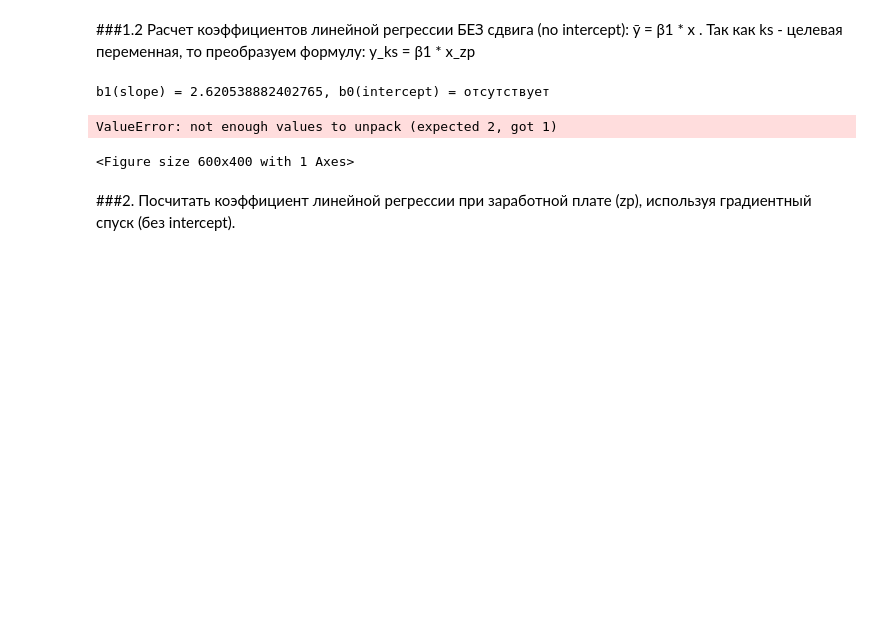
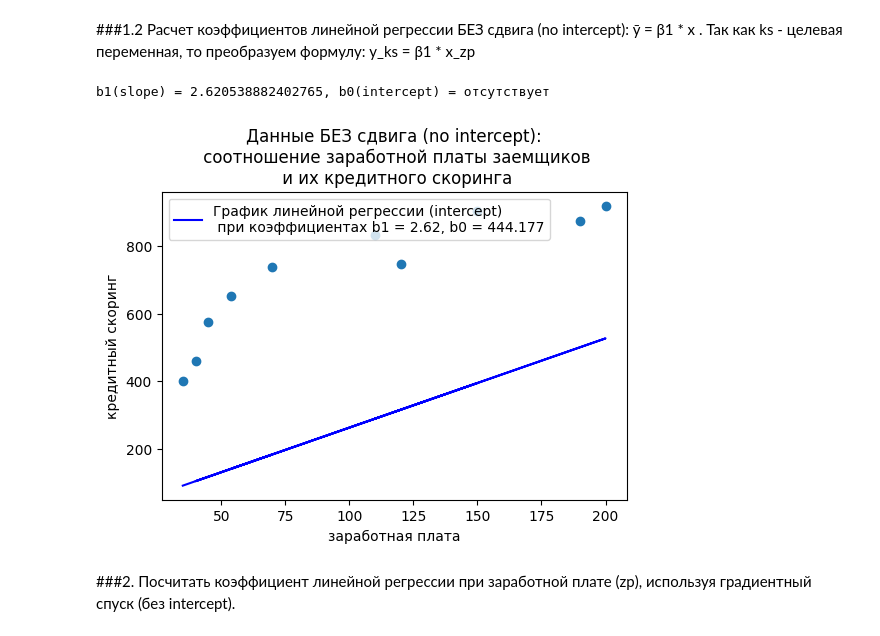
Before and after one commit to drew-ssv/Mat_stat, a Jupyter notebook: Dz_9/DZ_Sem9_M_stat.ipynb, the cells around one changed output. Drawn from its saved outputs; the diff is of its cells as text; code cells hidden in the pictures; blank space fills up the shorter version.

```diff
--- a/Dz_9/DZ_Sem9_M_stat.ipynb
+++ b/Dz_9/DZ_Sem9_M_stat.ipynb
@@ -72,17 +72,16 @@ b1(slope) = 2.620538882402765, b0(intercept) = отсутствует
 # %%
 x_zp =  np.array([35, 45, 190, 200, 40, 70, 54, 150, 120, 110])
 y_ks =  np.array([401, 574, 874, 919, 459, 739, 653, 902, 746, 832])
 plt.figure(figsize=(6, 4))
 plt.scatter(x_zp, y_ks)
 plt.plot(x_zp, β1 * x_zp, label = 'График линейной регрессии (intercept)\n при коэффициентах b1 = 2.62, b0 = 444.177', color ='blue')
 plt.title('Данные БЕЗ сдвига (no intercept):\n соотношение заработной платы заемщиков\n и их кредитного скоринга')
 plt.xlabel('заработная плата')
 plt.ylabel('кредитный скоринг')
-plt.legend(loc = ['lower right'])
+plt.legend()
 plt.show()
 # %% [output]
-ValueError: not enough values to unpack (expected 2, got 1)
-<Figure size 600x400 with 1 Axes>
+[figure, added]
 # %% [markdown]
 ###2. Посчитать коэффициент линейной регрессии при заработной плате (zp), используя градиентный спуск (без intercept).
 # %% [markdown]
```
